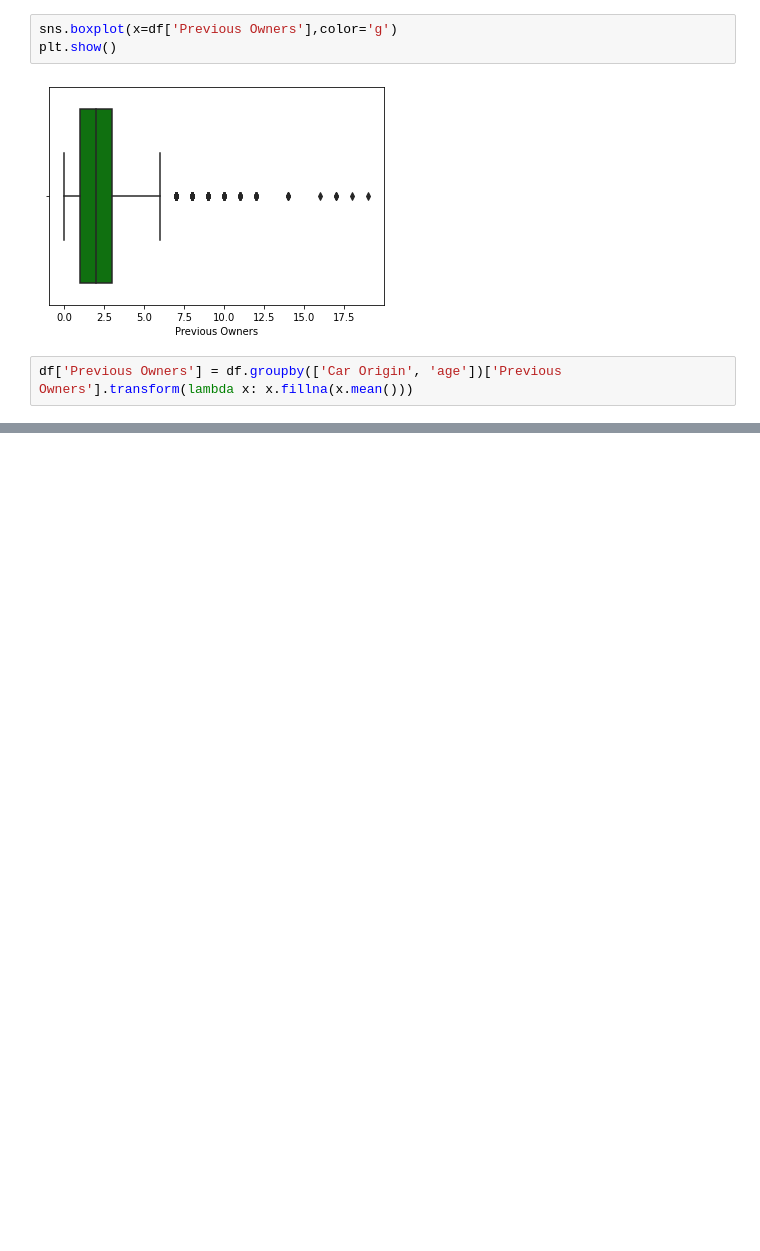
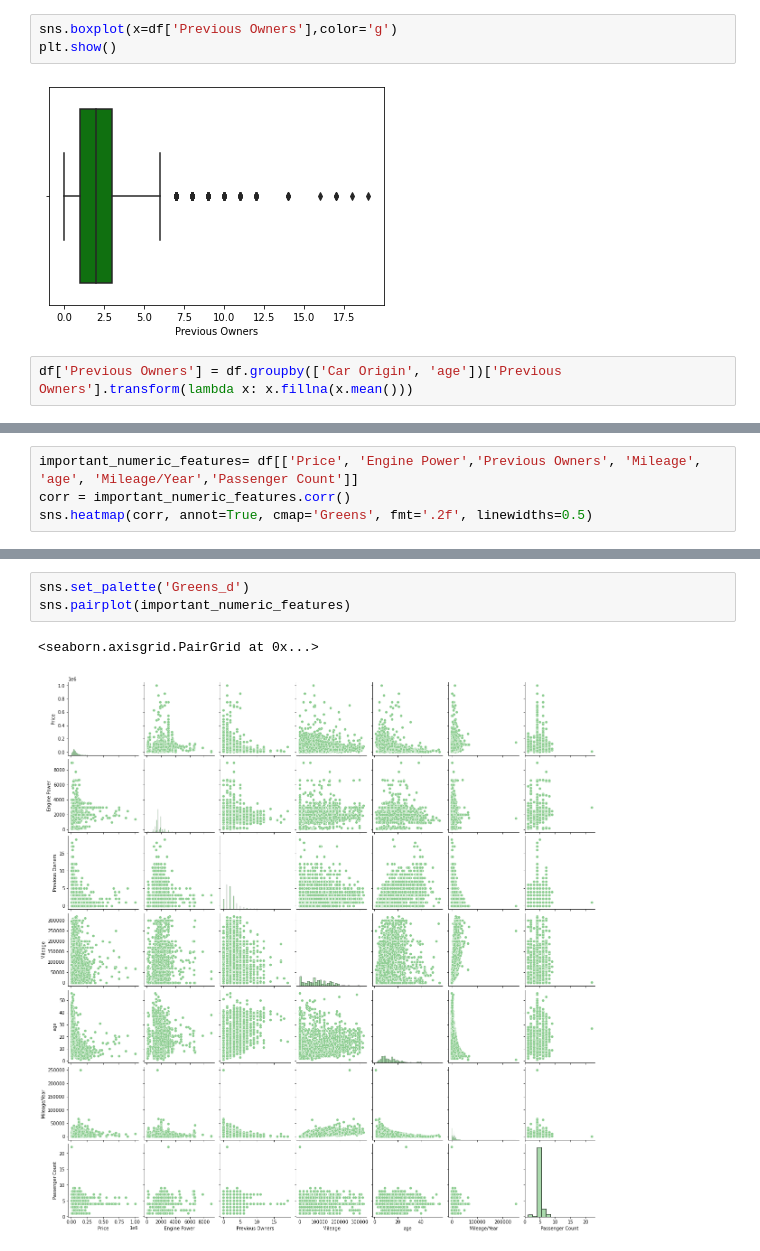
Before and after one commit to HalaKhalifa/Car-Price-Prediction, a Jupyter notebook: Preprocessing - part 3.ipynb, the cells around one changed output, grey strips where cells are left out. Cells and saved outputs as stored; diff of their text form; blank space fills up the shorter version.

```diff
--- a/Preprocessing - part 3.ipynb
+++ b/Preprocessing - part 3.ipynb
@@ -342,0 +341,4 @@ sns.jointplot(x='Engine Power',y='Mileage',data=df,kind='hex',cmap='Greens',colo
+# %%
+important_numeric_features= df[['Price', 'Engine Power','Previous Owners', 'Mileage', 'age', 'Mileage/Year','Passenger Count']]
+corr = important_numeric_features.corr()
+sns.heatmap(corr, annot=True, cmap='Greens', fmt='.2f', linewidths=0.5)
@@ -342,0 +361,6 @@ sns.jointplot(x='Engine Power',y='Mileage',data=df,kind='hex',cmap='Greens',colo
+# %%
+sns.set_palette('Greens_d')
+sns.pairplot(important_numeric_features)
+# %% [output]
+<seaborn.axisgrid.PairGrid at 0x...>
+[figure, added]
```
Also changed, not shown: parts of 65 cells of this notebook, 2 other files.
